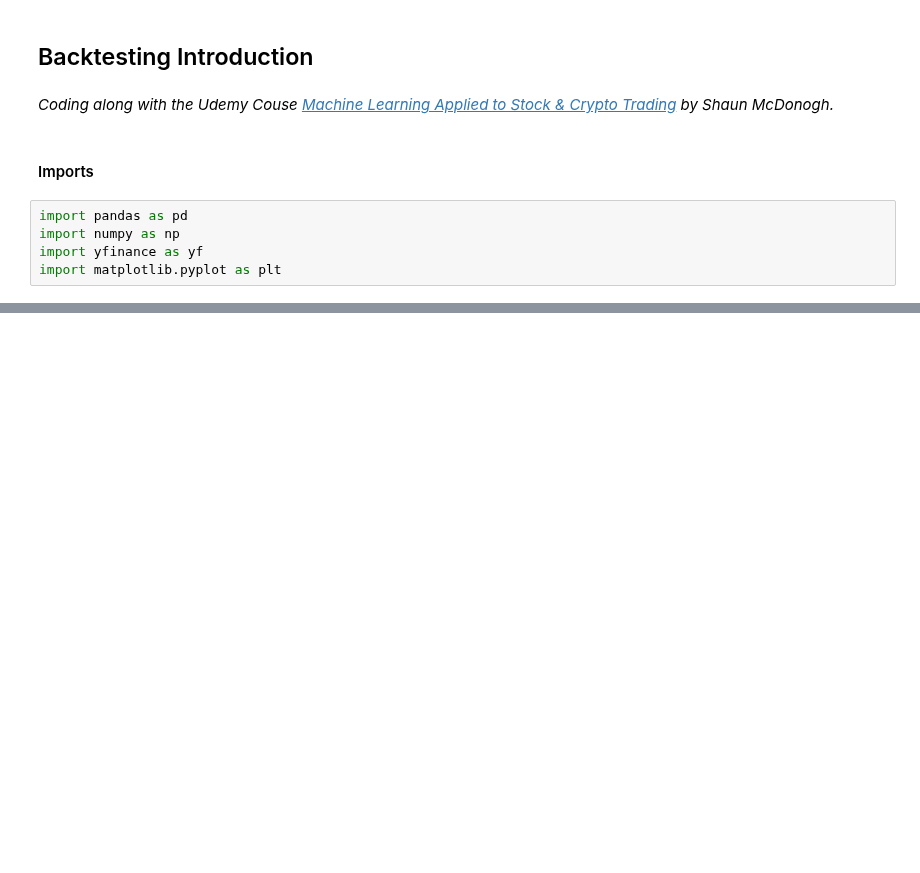
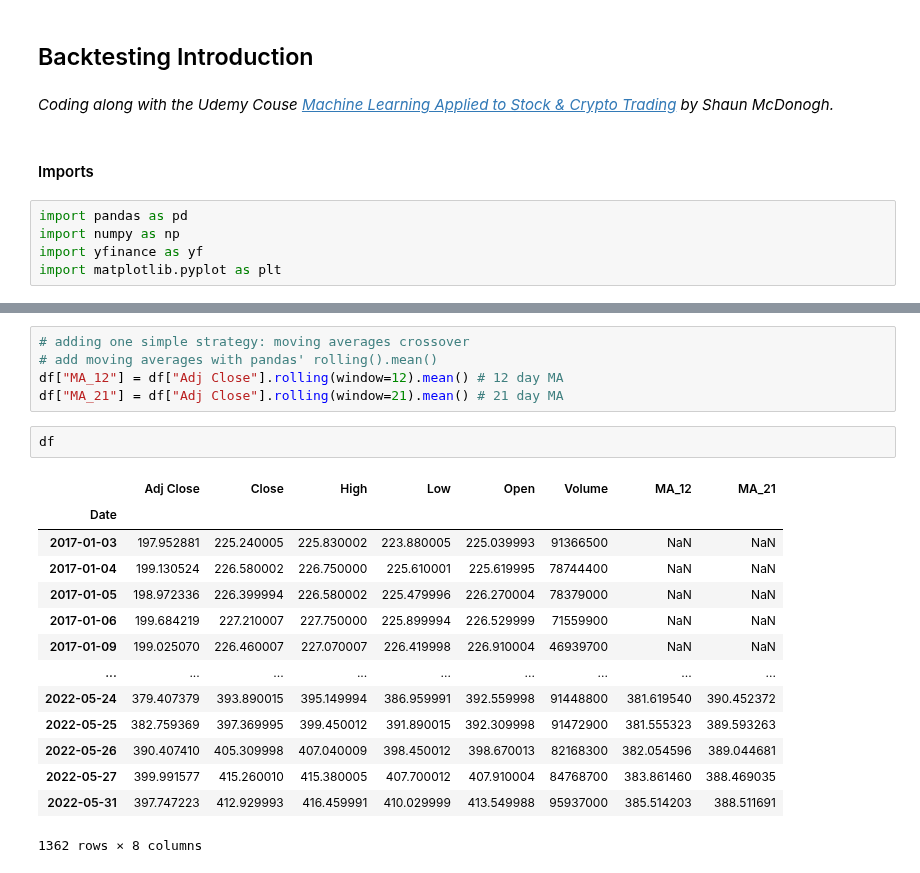
Before and after one commit to mindeleven/Analyzing-financial-data-with-python-and-rust, a Jupyter notebook: algorithmic_trading/ml-applied-to-trading-mcdonogh/Notebooks/02_backtesting_introduction.ipynb, the cells around one changed output, grey strips where cells are left out. Drawn from its saved outputs; the diff is of its cells as text; blank space fills up the shorter version.

```diff
--- a/algorithmic_trading/ml-applied-to-trading-mcdonogh/Notebooks/02_backtesting_introduction.ipynb
+++ b/algorithmic_trading/ml-applied-to-trading-mcdonogh/Notebooks/02_backtesting_introduction.ipynb
@@ -28,0 +63,22 @@ df.head(3)
+# %%
+# adding one simple strategy: moving averages crossover
+# add moving averages with pandas' rolling().mean()
+df["MA_12"] = df["Adj Close"].rolling(window=12).mean() # 12 day MA
+df["MA_21"] = df["Adj Close"].rolling(window=21).mean() # 21 day MA
+# %%
+df
+# %% [output]
+|  | Adj Close | Close | High | Low | Open | Volume | MA_12 | MA_21 |
+| Date |  |  |  |  |  |  |  |  |
+| 2017-01-03 | 197.952881 | 225.240005 | 225.830002 | 223.880005 | 225.039993 | 91366500 | NaN | NaN |
+| 2017-01-04 | 199.130524 | 226.580002 | 226.750000 | 225.610001 | 225.619995 | 78744400 | NaN | NaN |
+| 2017-01-05 | 198.972336 | 226.399994 | 226.580002 | 225.479996 | 226.270004 | 78379000 | NaN | NaN |
+| 2017-01-06 | 199.684219 | 227.210007 | 227.750000 | 225.899994 | 226.529999 | 71559900 | NaN | NaN |
+| 2017-01-09 | 199.025070 | 226.460007 | 227.070007 | 226.419998 | 226.910004 | 46939700 | NaN | NaN |
+| ... | ... | ... | ... | ... | ... | ... | ... | ... |
+| 2022-05-24 | 379.407379 | 393.890015 | 395.149994 | 386.959991 | 392.559998 | 91448800 | 381.619540 | 390.452372 |
+| 2022-05-25 | 382.759369 | 397.369995 | 399.450012 | 391.890015 | 392.309998 | 91472900 | 381.555323 | 389.593263 |
+| 2022-05-26 | 390.407410 | 405.309998 | 407.040009 | 398.450012 | 398.670013 | 82168300 | 382.054596 | 389.044681 |
+| 2022-05-27 | 399.991577 | 415.260010 | 415.380005 | 407.700012 | 407.910004 | 84768700 | 383.861460 | 388.469035 |
+| 2022-05-31 | 397.747223 | 412.929993 | 416.459991 | 410.029999 | 413.549988 | 95937000 | 385.514203 | 388.511691 |
+1362 rows × 8 columns
```
Also changed, not shown: parts of 24 cells of this notebook.
